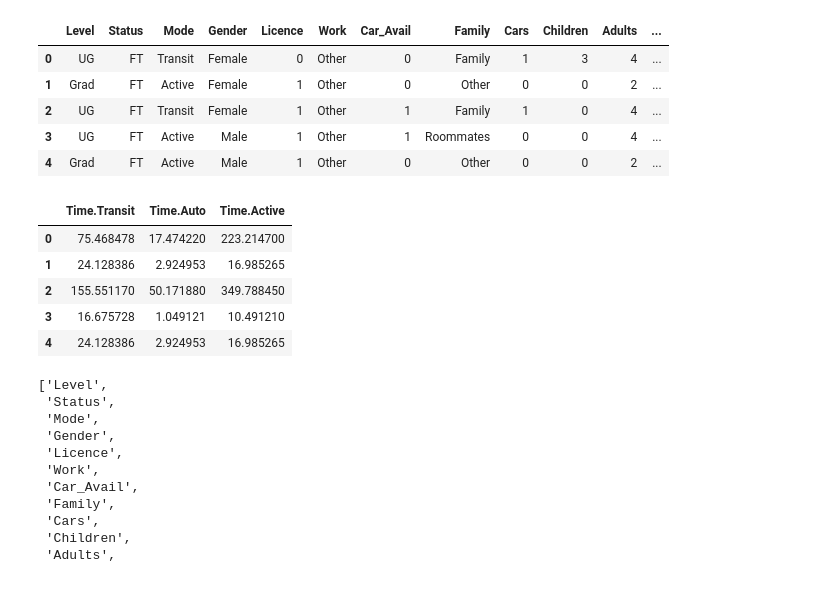
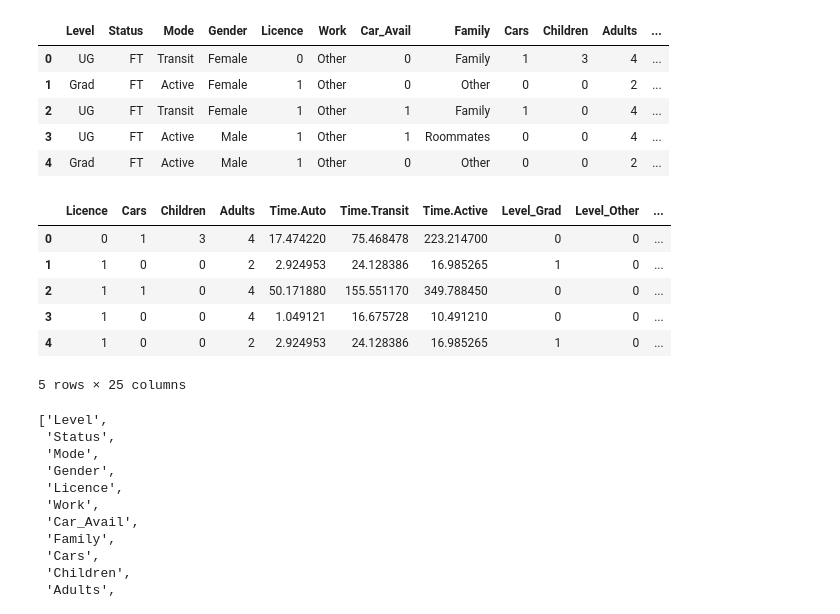
Before and after one commit to gonzaloMS-2000/PORPOS-TMG, a Jupyter notebook: Random_Forest/Mode_Choice.ipynb, the cells around one changed output. Drawn from its saved outputs; the diff is of its cells as text; code cells hidden in the pictures.

```diff
--- a/Random_Forest/Mode_Choice.ipynb
+++ b/Random_Forest/Mode_Choice.ipynb
@@ -12,17 +12,18 @@ df.head()
 | 4 | Grad | FT | Active | Male | 1 | Other | 0 | Other | 0 | 0 | 2 | ... |
 # %%
 y = df['Mode']
-# x = df.drop(columns = ['Mode', 'Car_Avail'])
-# x = pd.get_dummies(x)
-x = df[['Time.Transit', 'Time.Auto', 'Time.Active']]
+x = df.drop(columns = ['Mode', 'Car_Avail'])
+x = pd.get_dummies(x)
+# x = df[['Time.Transit', 'Time.Auto', 'Time.Active']]
 x.head()
 # %% [output]
-|  | Time.Transit | Time.Auto | Time.Active |
-| 0 | 75.468478 | 17.474220 | 223.214700 |
-| 1 | 24.128386 | 2.924953 | 16.985265 |
-| 2 | 155.551170 | 50.171880 | 349.788450 |
-| 3 | 16.675728 | 1.049121 | 10.491210 |
-| 4 | 24.128386 | 2.924953 | 16.985265 |
+|  | Licence | Cars | Children | Adults | Time.Auto | Time.Transit | Time.Active | Level_Grad | Level_Other | ... |
+| 0 | 0 | 1 | 3 | 4 | 17.474220 | 75.468478 | 223.214700 | 0 | 0 | ... |
+| 1 | 1 | 0 | 0 | 2 | 2.924953 | 24.128386 | 16.985265 | 1 | 0 | ... |
+| 2 | 1 | 1 | 0 | 4 | 50.171880 | 155.551170 | 349.788450 | 0 | 0 | ... |
+| 3 | 1 | 0 | 0 | 4 | 1.049121 | 16.675728 | 10.491210 | 0 | 0 | ... |
+| 4 | 1 | 0 | 0 | 2 | 2.924953 | 24.128386 | 16.985265 | 1 | 0 | ... |
+5 rows × 25 columns
 # %%
 list(df.columns)
 # %% [output]
```
Also changed, not shown: parts of 3 cells of this notebook, 1 other file.
